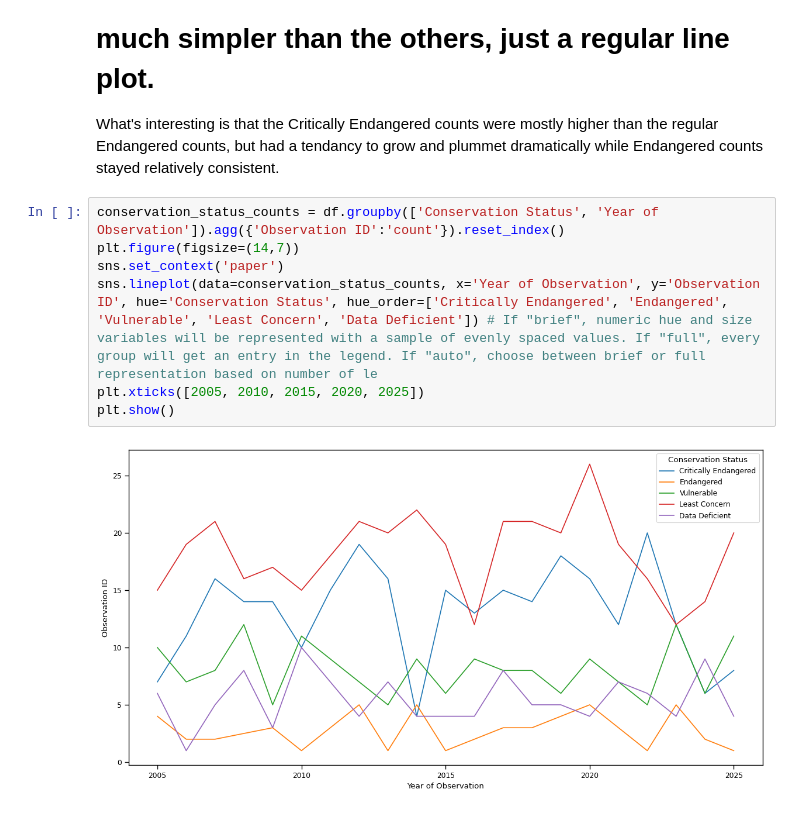
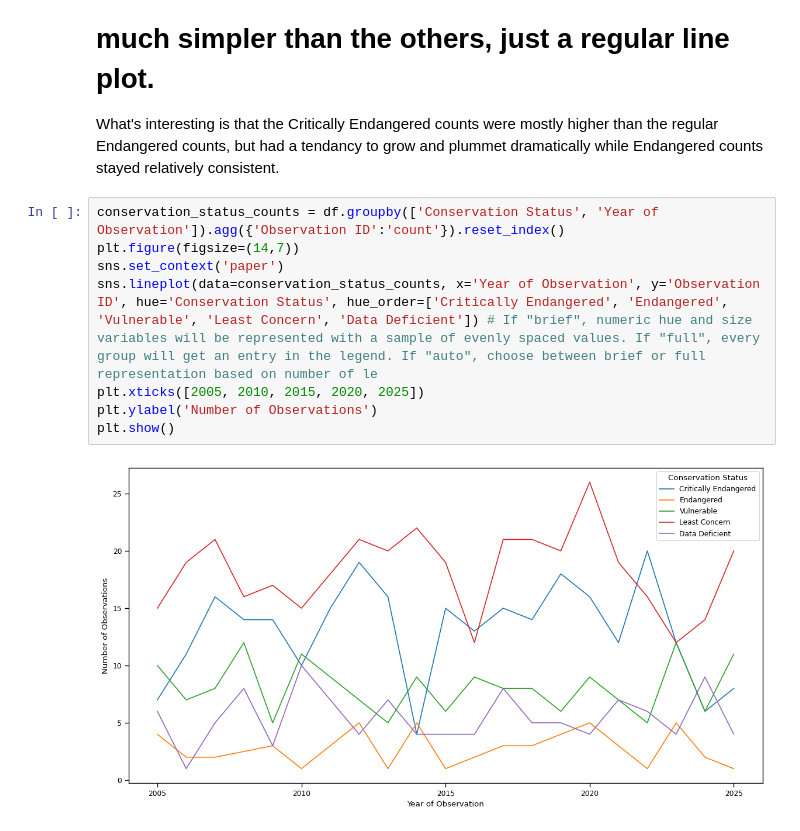
Before and after one commit to MattJorgensen95/python_final, a Jupyter notebook: Final_Project.ipynb, the cells around one changed output. Drawn from its saved outputs; the diff is of its cells as text.

```diff
--- a/Final_Project.ipynb
+++ b/Final_Project.ipynb
@@ -111,9 +111,10 @@ What's interesting is that the Critically Endangered counts were mostly higher t
 # %%
 conservation_status_counts = df.groupby(['Conservation Status', 'Year of Observation']).agg({'Observation ID':'count'}).reset_index()
 plt.figure(figsize=(14,7))
 sns.set_context('paper')
 sns.lineplot(data=conservation_status_counts, x='Year of Observation', y='Observation ID', hue='Conservation Status', hue_order=['Critically Endangered', 'Endangered', 'Vulnerable', 'Least Concern', 'Data Deficient']) # If "brief", numeric hue and size variables will be represented with a sample of evenly spaced values. If "full", every group will get an entry in the legend. If "auto", choose between brief or full representation based on number of le
 plt.xticks([2005, 2010, 2015, 2020, 2025])
+plt.ylabel('Number of Observations')
 plt.show()
 # %% [output]
-[figure, old version]
+[figure, new version]
```
